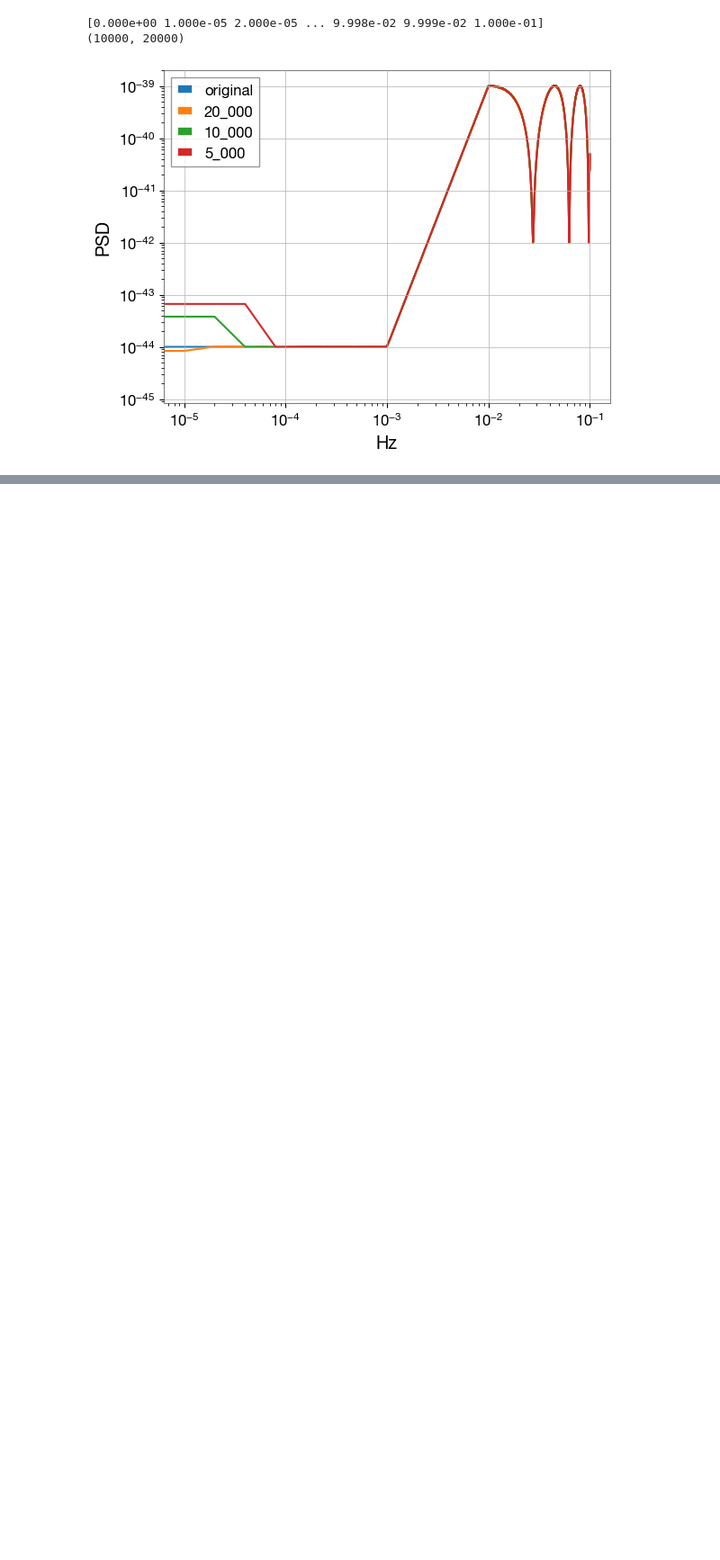
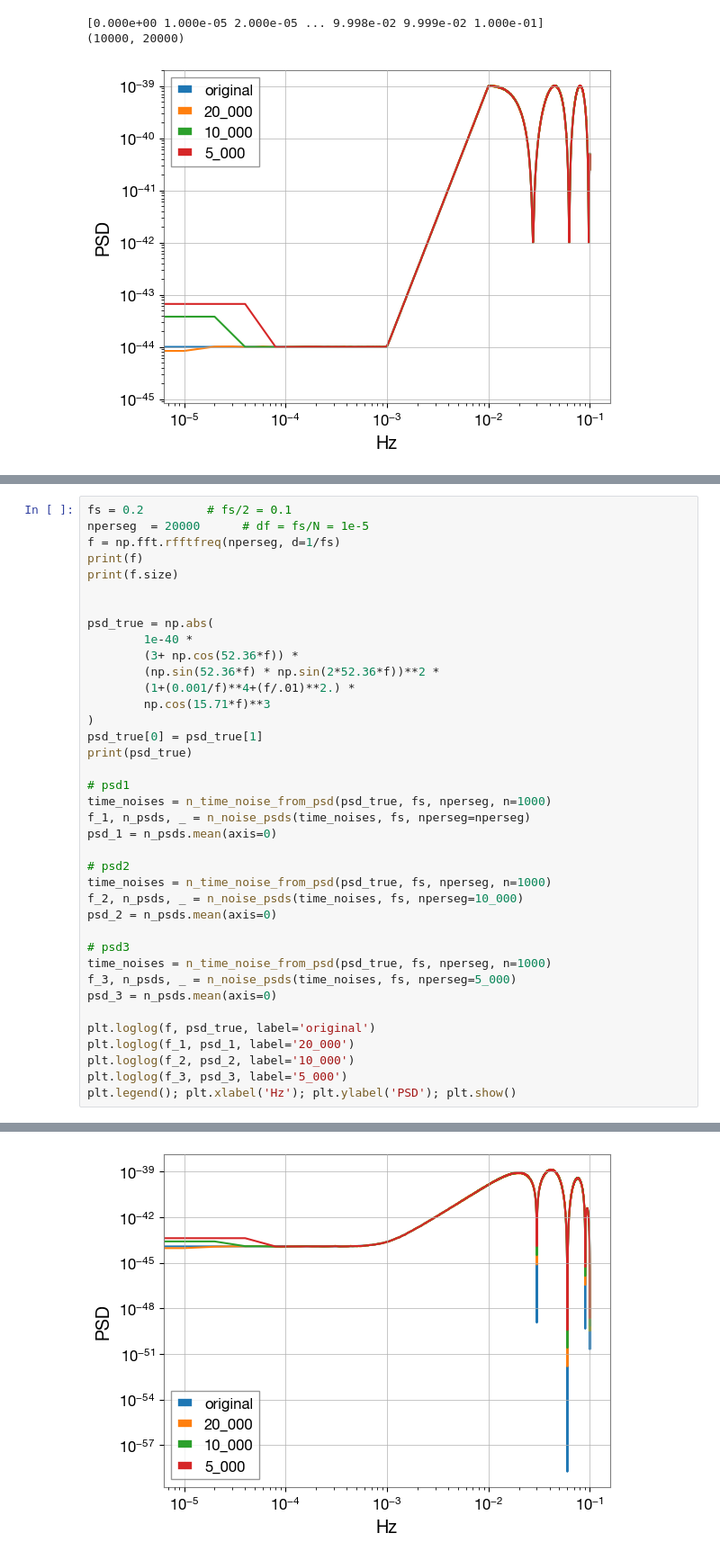
Before and after one commit to AkmDgreat/AkshatLISA, a Jupyter notebook: AkshatLISA/analysis_notebooks/freqResBias.ipynb, the cells around one changed output, grey strips where cells are left out. Shown at 90% size. Saved outputs shown, nothing was run; the diff lists cells and outputs as text; blank space fills up the shorter version.

```diff
--- a/AkshatLISA/analysis_notebooks/freqResBias.ipynb
+++ b/AkshatLISA/analysis_notebooks/freqResBias.ipynb
@@ -772,0 +792,39 @@ ValueError: operands could not be broadcast together with shapes (5001,) (10001,
+# %%
+fs = 0.2         # fs/2 = 0.1
+nperseg  = 20000      # df = fs/N = 1e-5
+f = np.fft.rfftfreq(nperseg, d=1/fs)
+print(f)
+print(f.size)
+
+
+psd_true = np.abs(
+        1e-40 *
+        (3+ np.cos(52.36*f)) *
+        (np.sin(52.36*f) * np.sin(2*52.36*f))**2 *
+        (1+(0.001/f)**4+(f/.01)**2.) *
+        np.cos(15.71*f)**3
+)
+psd_true[0] = psd_true[1]
+print(psd_true)
+
+# psd1
+time_noises = n_time_noise_from_psd(psd_true, fs, nperseg, n=1000)
+f_1, n_psds, _ = n_noise_psds(time_noises, fs, nperseg=nperseg)
+psd_1 = n_psds.mean(axis=0)
+
+# psd2
+time_noises = n_time_noise_from_psd(psd_true, fs, nperseg, n=1000)
+f_2, n_psds, _ = n_noise_psds(time_noises, fs, nperseg=10_000)
+psd_2 = n_psds.mean(axis=0)
+
+# psd3
+time_noises = n_time_noise_from_psd(psd_true, fs, nperseg, n=1000)
+f_3, n_psds, _ = n_noise_psds(time_noises, fs, nperseg=5_000)
+psd_3 = n_psds.mean(axis=0)
+
+plt.loglog(f, psd_true, label='original')
+plt.loglog(f_1, psd_1, label='20_000')
+plt.loglog(f_2, psd_2, label='10_000')
+plt.loglog(f_3, psd_3, label='5_000')
+plt.legend(); plt.xlabel('Hz'); plt.ylabel('PSD'); plt.show()
+# %% [output]
@@ -772,0 +835 @@ ValueError: operands could not be broadcast together with shapes (5001,) (10001,
+[figure, added]
```
Also changed, not shown: parts of 9 cells of this notebook, 10 other files.
